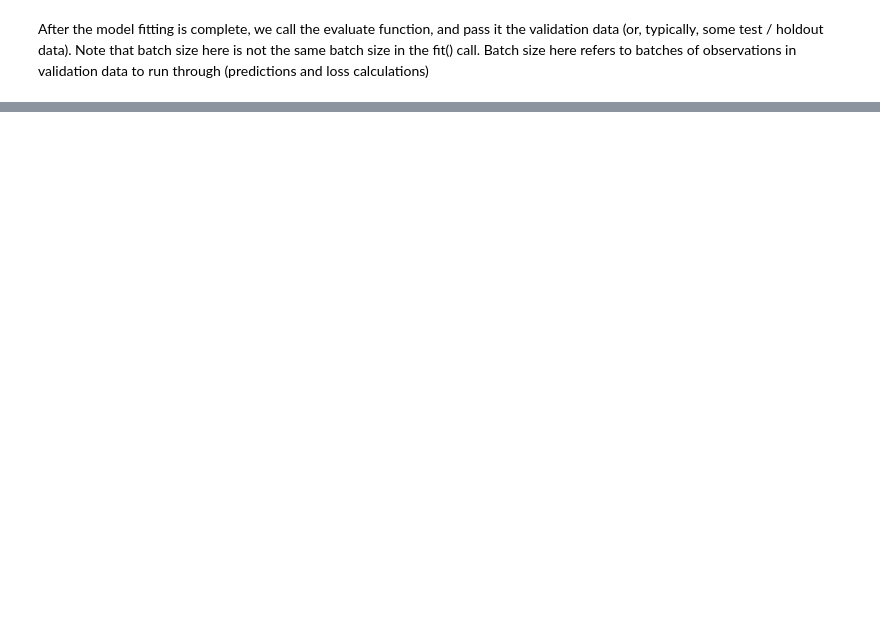
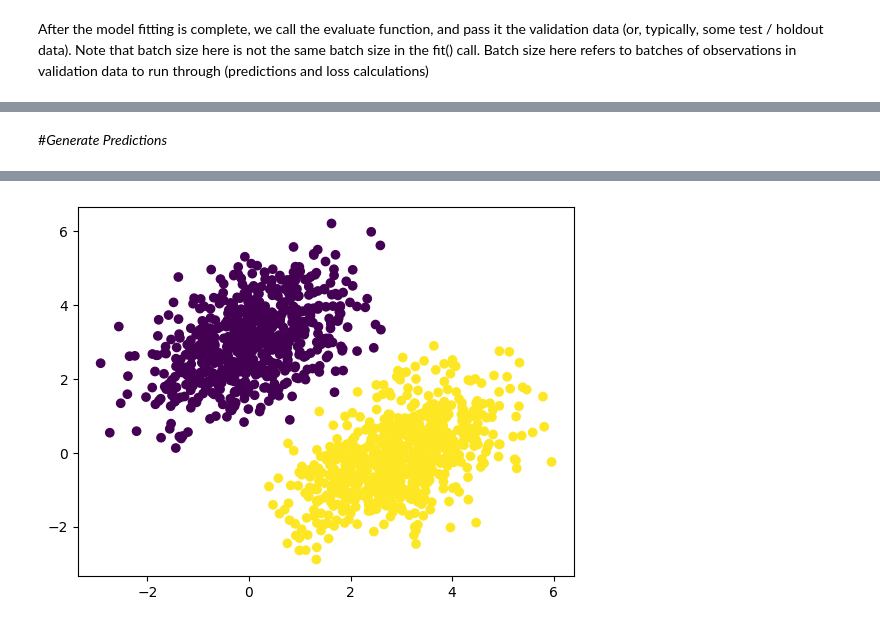
Before and after one commit to gburtch/NYU-ModernAI-2026, a Jupyter notebook: Lecture Materials/0 - Zoom Sessions/0.7 - LinearClassifier.ipynb, the cells around one changed output, grey strips where cells are left out. Saved outputs shown, nothing was run; the diff lists cells and outputs as text; code cells hidden in the pictures; blank space fills up the shorter version.

```diff
--- a/Lecture Materials/0 - Zoom Sessions/0.7 - LinearClassifier.ipynb
+++ b/Lecture Materials/0 - Zoom Sessions/0.7 - LinearClassifier.ipynb
@@ -202,0 +126,11 @@ plt.show()
+# %% [markdown]
+#*Generate Predictions*
+# %%
+training_predictions = model.predict(training_inputs)
+
+# We make a scatter plot of the first and second columns of the training inputs
+# The colors are assigned based on the predictions for these observations.
+# I'm applying a threshold of 0.5 since the model's raw predictions are are continuous values.
+plt.scatter(training_inputs[:,0],training_inputs[:,1],c=training_predictions>0.5)
+plt.show()
+# %% [output]
@@ -202,0 +138 @@ plt.show()
+[figure, added]
```
Also changed, not shown: parts of 13 cells of this notebook, 4 other files.
